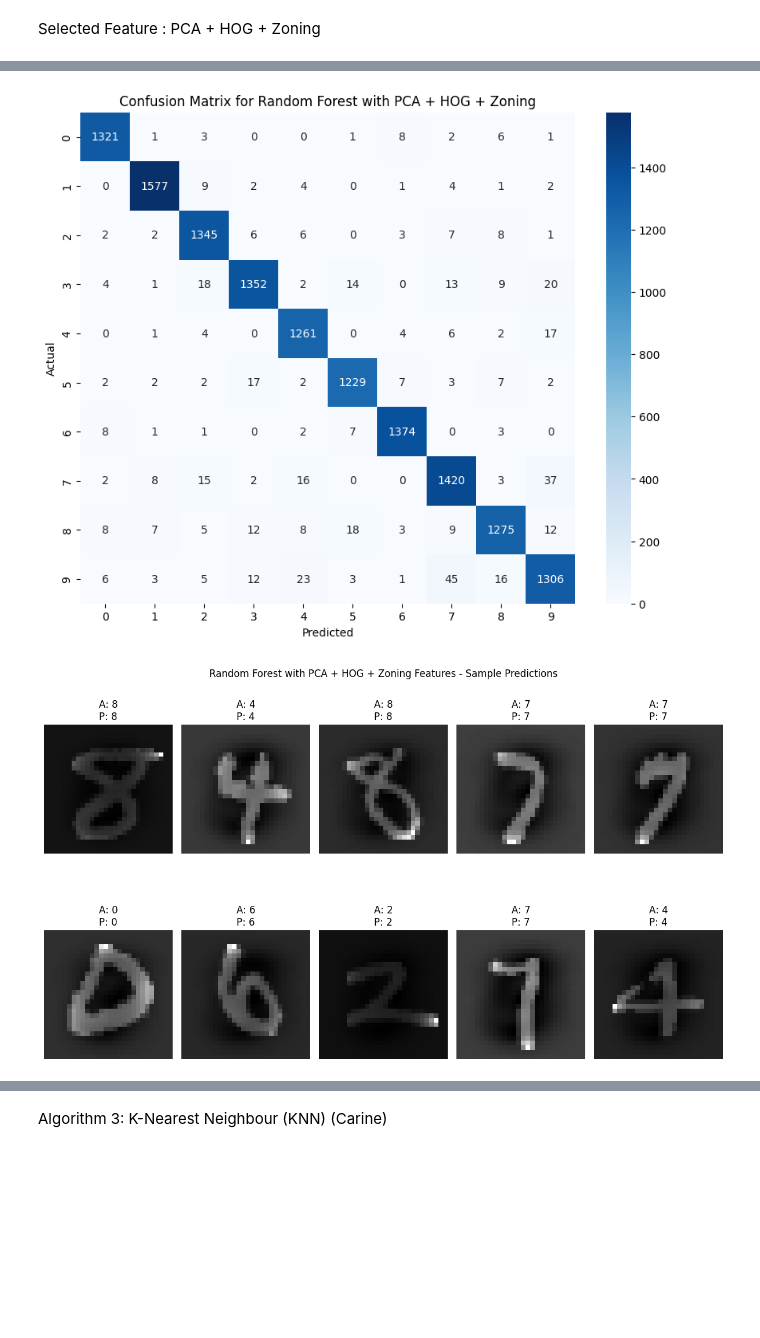
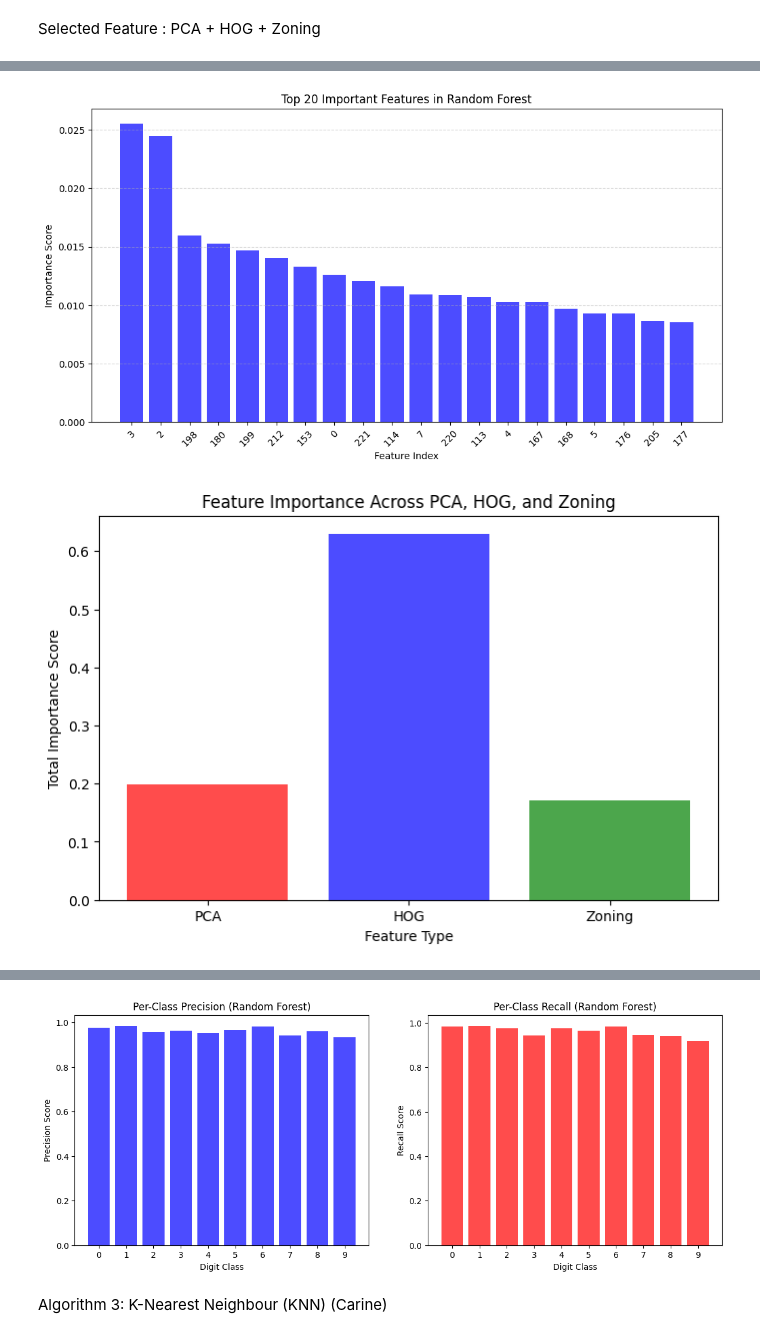
Before and after one commit to Eerraaaa/INF2008ML, a Jupyter notebook: main.ipynb, the cells around one changed output, grey strips where cells are left out. Saved outputs shown, nothing was run; the diff lists cells and outputs as text; code cells hidden in the pictures; blank space fills up the shorter version.

```diff
--- a/main.ipynb
+++ b/main.ipynb
@@ -1408,6 +1565,48 @@ start_time = time.time()
 rf.fit(X_train_combined, y_train_np)
 training_time_rf = time.time() - start_time
 
+# Feature Importance Analysis
+# Extract feature importances from trained Random Forest
+feature_importances = best_rf.feature_importances_
+
+# Define number of features in each category
+num_pca_features = X_train_pca.shape[1]  # PCA: 50
+num_hog_features = X_train_hog.shape[1]  # HOG: 144
+num_zoning_features = X_train_zoning.shape[1]  # Zoning: 32
+
+# Split feature importances into their corresponding categories
+pca_importances = feature_importances[:num_pca_features]  # First 50 are PCA
+hog_importances = feature_importances[num_pca_features:num_pca_features + num_hog_features]  # Next 144 are HOG
+zoning_importances = feature_importances[num_pca_features + num_hog_features:]  # Last 32 are Zoning
+
+# Get indices of top 20 important features
+top_20_idx = np.argsort(feature_importances)[-20:][::-1]  # Get top 20 indices
+top_20_values = feature_importances[top_20_idx]
+
+plt.figure(figsize=(12, 6))
+plt.bar(range(20), top_20_values, color='blue', alpha=0.7)
+plt.xlabel("Feature Index")
+plt.ylabel("Importance Score")
+plt.xticks(range(20), top_20_idx, rotation=45)
+plt.title("Top 20 Important Features in Random Forest")
+plt.grid(axis='y', linestyle='--', alpha=0.5)
+plt.show()
+
+# Compute total importance per feature type
+total_importance_pca = np.sum(pca_importances)
+total_importance_hog = np.sum(hog_importances)
+total_importance_zoning = np.sum(zoning_importances)
+
+# Plot the importance distribution
+plt.figure(figsize=(8, 5))
+plt.bar(["PCA", "HOG", "Zoning"],
+        [total_importance_pca, total_importance_hog, total_importance_zoning],
+        color=['red', 'blue', 'green'], alpha=0.7)
+plt.xlabel("Feature Type")
+plt.ylabel("Total Importance Score")
+plt.title("Feature Importance Across PCA, HOG, and Zoning")
+plt.show()
+
 # Start time for prediction
 start_time = time.time()
 y_pred_rf = rf.predict(X_test_combined)
@@ -1423,9 +1622,12 @@ precision_rf = classification_rep_rf["weighted avg"]["precision"]
 recall_rf = classification_rep_rf["weighted avg"]["recall"]
 f1_rf = classification_rep_rf["weighted avg"]["f1-score"]
 
-# Model complexity - Number of trees and max depth
+# Model complexity
 num_trees_rf = rf.n_estimators
 max_depth_rf = rf.max_depth if rf.max_depth is not None else "No Limit"
+total_nodes_rf = sum(tree.tree_.node_count for tree in rf.estimators_)
+total_leaves_rf = sum(tree.tree_.n_leaves for tree in rf.estimators_)
+avg_depth_rf = np.mean([tree.tree_.max_depth for tree in rf.estimators_])
 
 # Print evaluation metrics
 print(f"\nRandom Forest Model with {feature_name} Evaluation:")
@@ -1435,7 +1637,13 @@ print(f"Recall: {recall_rf * 100:.2f}%")
 print(f"F1-score: {f1_rf * 100:.2f}%")
 print(f"Training Time: {training_time_rf:.4f} seconds")
 print(f"Prediction Time: {prediction_time_rf:.4f} seconds")
-print(f"Model Complexity: {num_trees_rf} trees, Max Depth: {max_depth_rf}")
+
+print("\nDetailed Model Complexity:")
+print(f"- Number of Trees: {num_trees_rf}")
+print(f"- Maximum Depth: {max_depth_rf}")
+print(f"- Average Tree Depth: {avg_depth_rf:.2f}")
+print(f"- Total Nodes in the Forest: {total_nodes_rf}")
+print(f"- Total Leaves in the Forest: {total_leaves_rf}")
 
 # Display confusion matrix
 plt.figure(figsize=(10, 8))
@@ -1459,6 +1667,23 @@ for i in range(10):
 plt.tight_layout()
 plt.suptitle(f"Random Forest with {feature_name} Features - Sample Predictions", y=0.98)
 plt.show()
+
+# Per-Class Precision & Recall Breakdown
+class_scores = pd.DataFrame(classification_rep_rf).T
+class_labels = list(map(str, range(10)))  # Convert class indices to strings
+
+fig, axes = plt.subplots(1, 2, figsize=(14, 5))
+axes[0].bar(class_labels, class_scores.loc[class_labels, "precision"], color='blue', alpha=0.7)
+axes[0].set_title("Per-Class Precision (Random Forest)")
+axes[0].set_xlabel("Digit Class")
+axes[0].set_ylabel("Precision Score")
+
+axes[1].bar(class_labels, class_scores.loc[class_labels, "recall"], color='red', alpha=0.7)
+axes[1].set_title("Per-Class Recall (Random Forest)")
+axes[1].set_xlabel("Digit Class")
+axes[1].set_ylabel("Recall Score")
+
+plt.show()
 # %% [output]
 PCA Feature Shape: (56000, 50)
 HOG Feature Shape: (56000, 144)
@@ -1479,2 +1695,2 @@ Model Complexity: 100 trees, Max Depth: No Limit
-[figure, old version]
+[figure, new version]
-[figure, old version]
+[figure, new version]
@@ -1481,3 +1713,4 @@ Model Complexity: 100 trees, Max Depth: No Limit
+[figure, added]
 # %% [markdown]
 Algorithm 3: K-Nearest Neighbour (KNN) (Carine)
 # %% [markdown]
```
Also changed, not shown: parts of 9 cells of this notebook.
